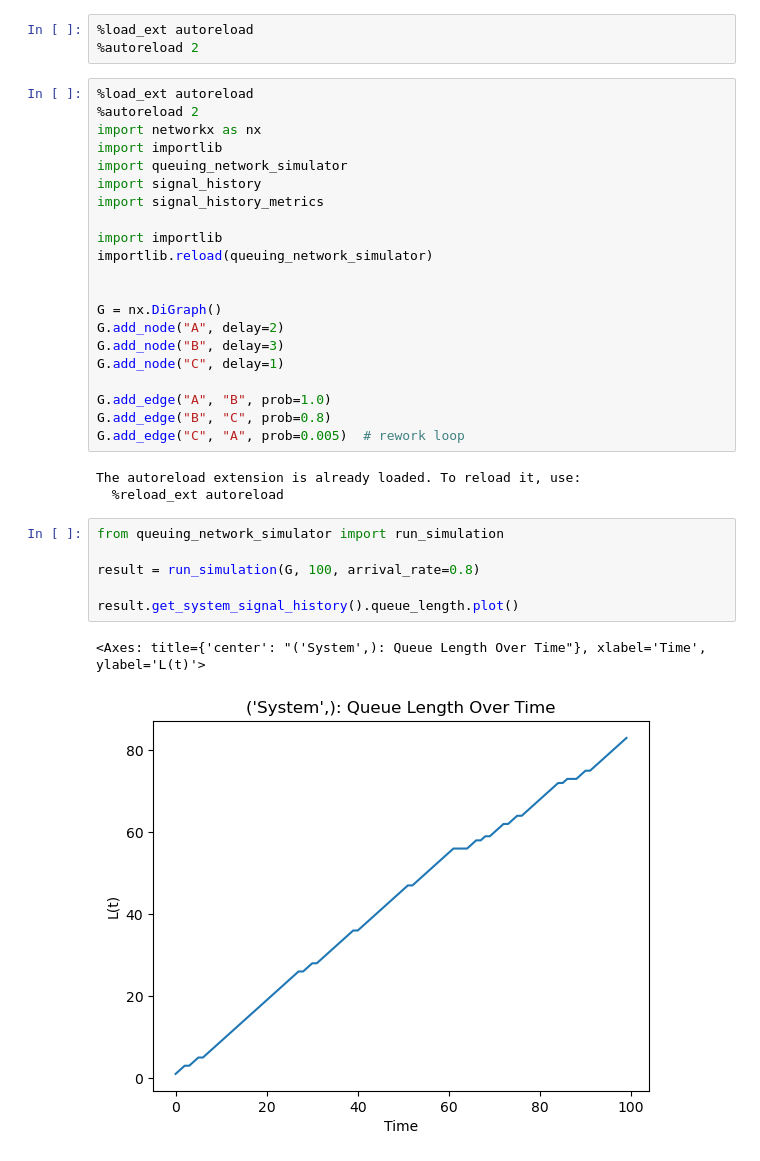
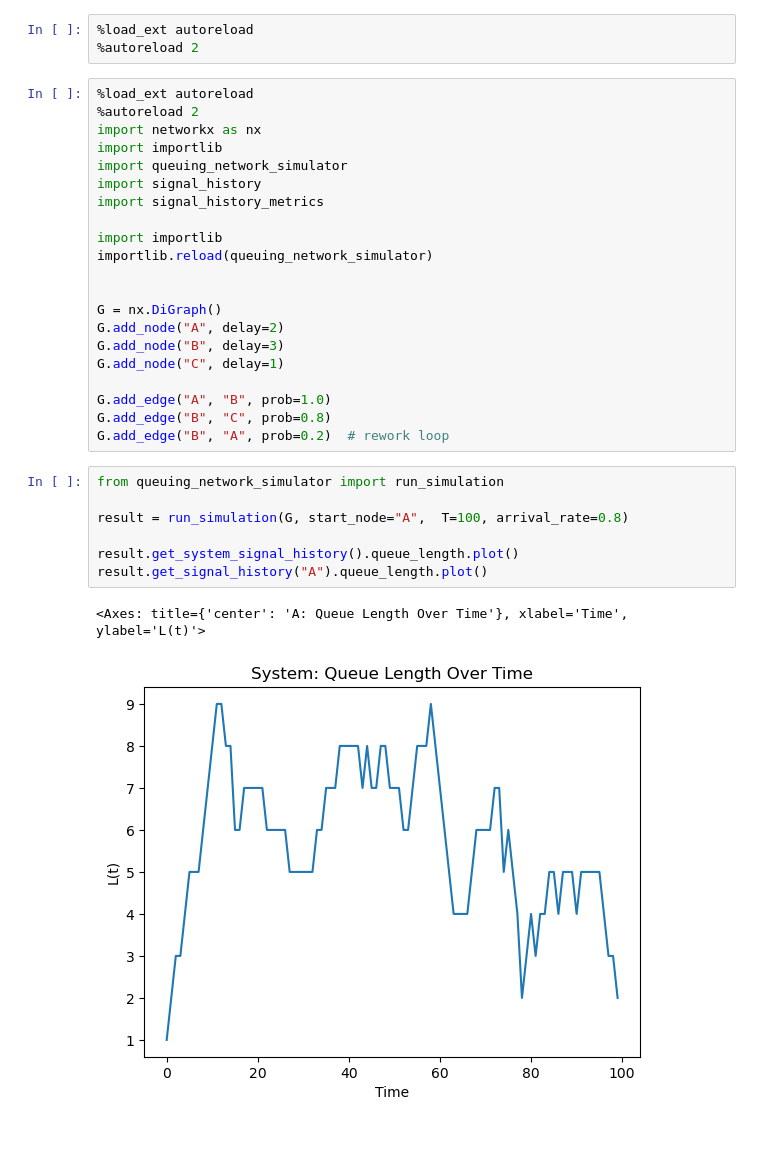
Before and after one commit to krishnaku/pypcalc, a Jupyter notebook: graphviz-example.ipynb, the cells around one changed output. Saved outputs shown, nothing was run; the diff lists cells and outputs as text.

```diff
--- a/graphviz-example.ipynb
+++ b/graphviz-example.ipynb
@@ -21,16 +21,14 @@ G.add_node("C", delay=1)
 
 G.add_edge("A", "B", prob=1.0)
 G.add_edge("B", "C", prob=0.8)
-G.add_edge("C", "A", prob=0.005)  # rework loop
+G.add_edge("B", "A", prob=0.2)  # rework loop
-# %% [output]
-The autoreload extension is already loaded. To reload it, use:
-  %reload_ext autoreload
 # %%
 from queuing_network_simulator import run_simulation
 
-result = run_simulation(G, 100, arrival_rate=0.8)
+result = run_simulation(G, start_node="A",  T=100, arrival_rate=0.8)
 
 result.get_system_signal_history().queue_length.plot()
+result.get_signal_history("A").queue_length.plot()
 # %% [output]
-<Axes: title={'center': "('System',): Queue Length Over Time"}, xlabel='Time', ylabel='L(t)'>
+<Axes: title={'center': 'A: Queue Length Over Time'}, xlabel='Time', ylabel='L(t)'>
-[figure, old version]
+[figure, new version]
```
Also changed, not shown: parts of 1 cell of this notebook, 3 other files.
